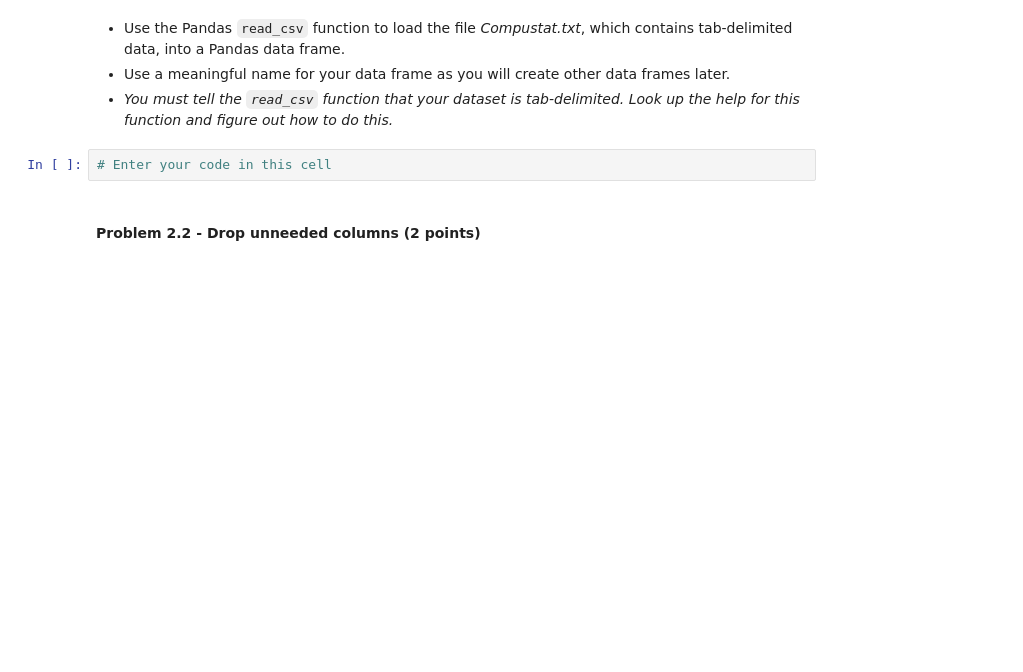
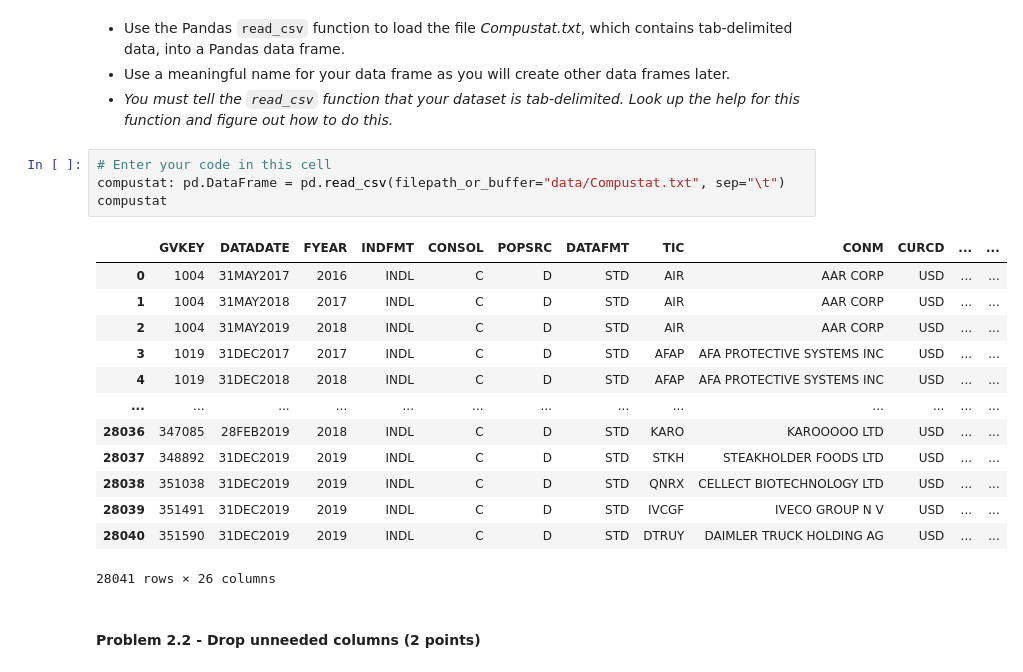
Before and after one commit to Constantine3/FinancialReportAnalysis, a Jupyter notebook: ACCY 570 Final Project (Fall 2022).ipynb, the cells around one changed output. Cells and saved outputs as stored; diff of their text form; blank space fills up the shorter version.

```diff
--- a/ACCY 570 Final Project (Fall 2022).ipynb
+++ b/ACCY 570 Final Project (Fall 2022).ipynb
@@ -233,6 +375,22 @@ The Compustat database contains hundreds of columns and we downloaded only a sub
 * *You must tell the `read_csv` function that your dataset is tab-delimited. Look up the help for this function and figure out how to do this.*
 # %%
 # Enter your code in this cell
+compustat: pd.DataFrame = pd.read_csv(filepath_or_buffer="data/Compustat.txt", sep="\t")
+compustat
+# %% [output]
+|  | GVKEY | DATADATE | FYEAR | INDFMT | CONSOL | POPSRC | DATAFMT | TIC | CONM | CURCD | ... | ... |
+| 0 | 1004 | 31MAY2017 | 2016 | INDL | C | D | STD | AIR | AAR CORP | USD | ... | ... |
+| 1 | 1004 | 31MAY2018 | 2017 | INDL | C | D | STD | AIR | AAR CORP | USD | ... | ... |
+| 2 | 1004 | 31MAY2019 | 2018 | INDL | C | D | STD | AIR | AAR CORP | USD | ... | ... |
+| 3 | 1019 | 31DEC2017 | 2017 | INDL | C | D | STD | AFAP | AFA PROTECTIVE SYSTEMS INC | USD | ... | ... |
+| 4 | 1019 | 31DEC2018 | 2018 | INDL | C | D | STD | AFAP | AFA PROTECTIVE SYSTEMS INC | USD | ... | ... |
+| ... | ... | ... | ... | ... | ... | ... | ... | ... | ... | ... | ... | ... |
+| 28036 | 347085 | 28FEB2019 | 2018 | INDL | C | D | STD | KARO | KAROOOOO LTD | USD | ... | ... |
+| 28037 | 348892 | 31DEC2019 | 2019 | INDL | C | D | STD | STKH | STEAKHOLDER FOODS LTD | USD | ... | ... |
+| 28038 | 351038 | 31DEC2019 | 2019 | INDL | C | D | STD | QNRX | CELLECT BIOTECHNOLOGY LTD | USD | ... | ... |
+| 28039 | 351491 | 31DEC2019 | 2019 | INDL | C | D | STD | IVCGF | IVECO GROUP N V | USD | ... | ... |
+| 28040 | 351590 | 31DEC2019 | 2019 | INDL | C | D | STD | DTRUY | DAIMLER TRUCK HOLDING AG | USD | ... | ... |
+28041 rows × 26 columns
 # %% [markdown]
 #### Problem 2.2 - Drop unneeded columns (2 points)
 # %% [markdown]
```
Also changed, not shown: parts of 40 cells of this notebook.
